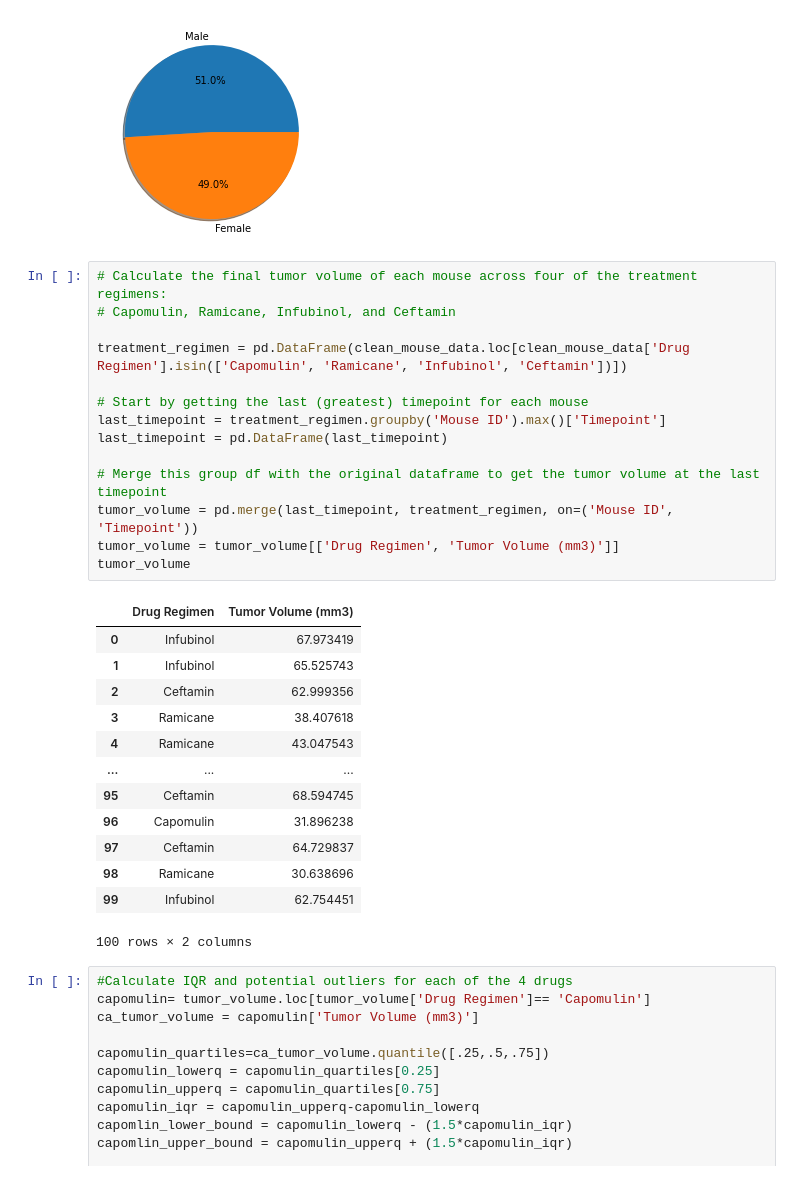
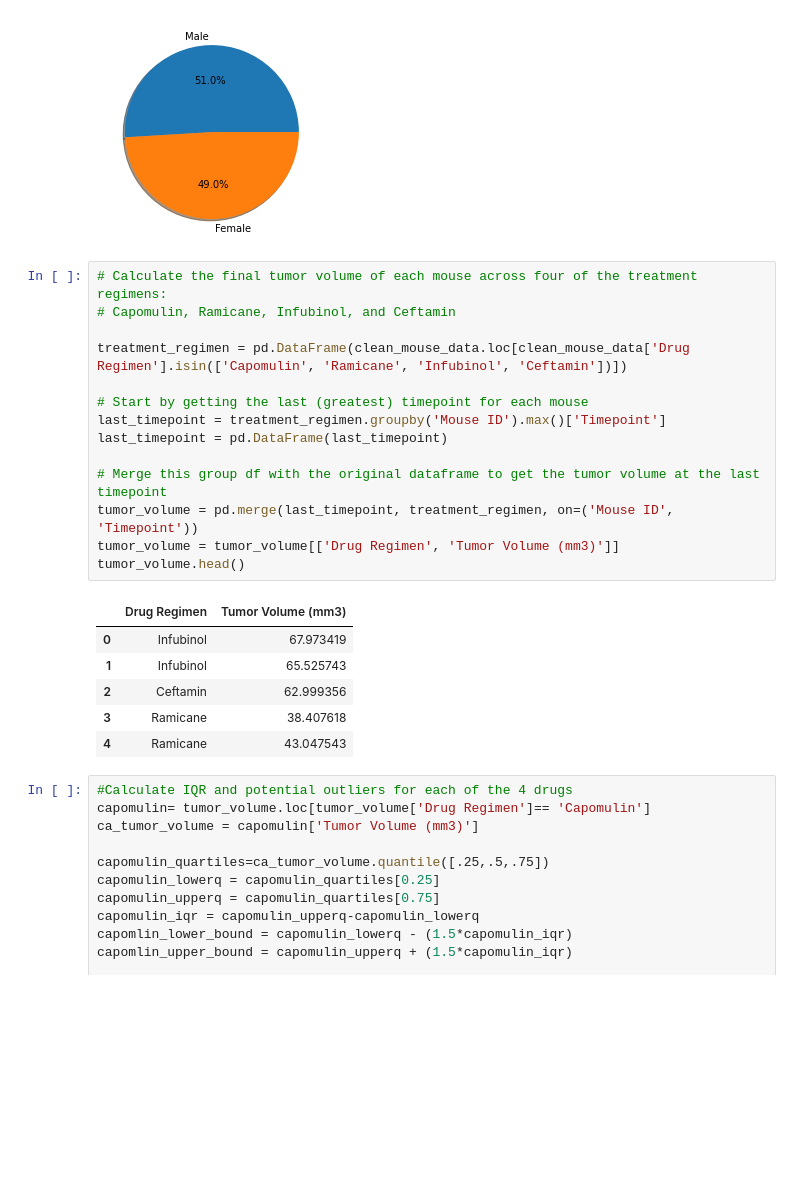
Before and after one commit to sarahheavner/matplotlib-challenge, a Jupyter notebook: Pymaceuticals/matplotlib-challenge.ipynb, the cells around one changed output. Cells and saved outputs as stored; diff of their text form; blank space fills up the shorter version.

```diff
--- a/Pymaceuticals/matplotlib-challenge.ipynb
+++ b/Pymaceuticals/matplotlib-challenge.ipynb
@@ -148,31 +155,24 @@ plt.pie(sex_count['Count'], labels=labels,
 # %%
 # Calculate the final tumor volume of each mouse across four of the treatment regimens:
 # Capomulin, Ramicane, Infubinol, and Ceftamin
 
 treatment_regimen = pd.DataFrame(clean_mouse_data.loc[clean_mouse_data['Drug Regimen'].isin(['Capomulin', 'Ramicane', 'Infubinol', 'Ceftamin'])])
 
 # Start by getting the last (greatest) timepoint for each mouse
 last_timepoint = treatment_regimen.groupby('Mouse ID').max()['Timepoint']
 last_timepoint = pd.DataFrame(last_timepoint)
 
 # Merge this group df with the original dataframe to get the tumor volume at the last timepoint
 tumor_volume = pd.merge(last_timepoint, treatment_regimen, on=('Mouse ID', 'Timepoint'))
 tumor_volume = tumor_volume[['Drug Regimen', 'Tumor Volume (mm3)']]
-tumor_volume
+tumor_volume.head()
 # %% [output]
 |  | Drug Regimen | Tumor Volume (mm3) |
 | 0 | Infubinol | 67.973419 |
 | 1 | Infubinol | 65.525743 |
 | 2 | Ceftamin | 62.999356 |
 | 3 | Ramicane | 38.407618 |
 | 4 | Ramicane | 43.047543 |
-| ... | ... | ... |
-| 95 | Ceftamin | 68.594745 |
-| 96 | Capomulin | 31.896238 |
-| 97 | Ceftamin | 64.729837 |
-| 98 | Ramicane | 30.638696 |
-| 99 | Infubinol | 62.754451 |
-100 rows × 2 columns
 # %%
 #Calculate IQR and potential outliers for each of the 4 drugs
 capomulin= tumor_volume.loc[tumor_volume['Drug Regimen']== 'Capomulin']
```
Also changed, not shown: parts of 2 cells of this notebook, 1 other file.
